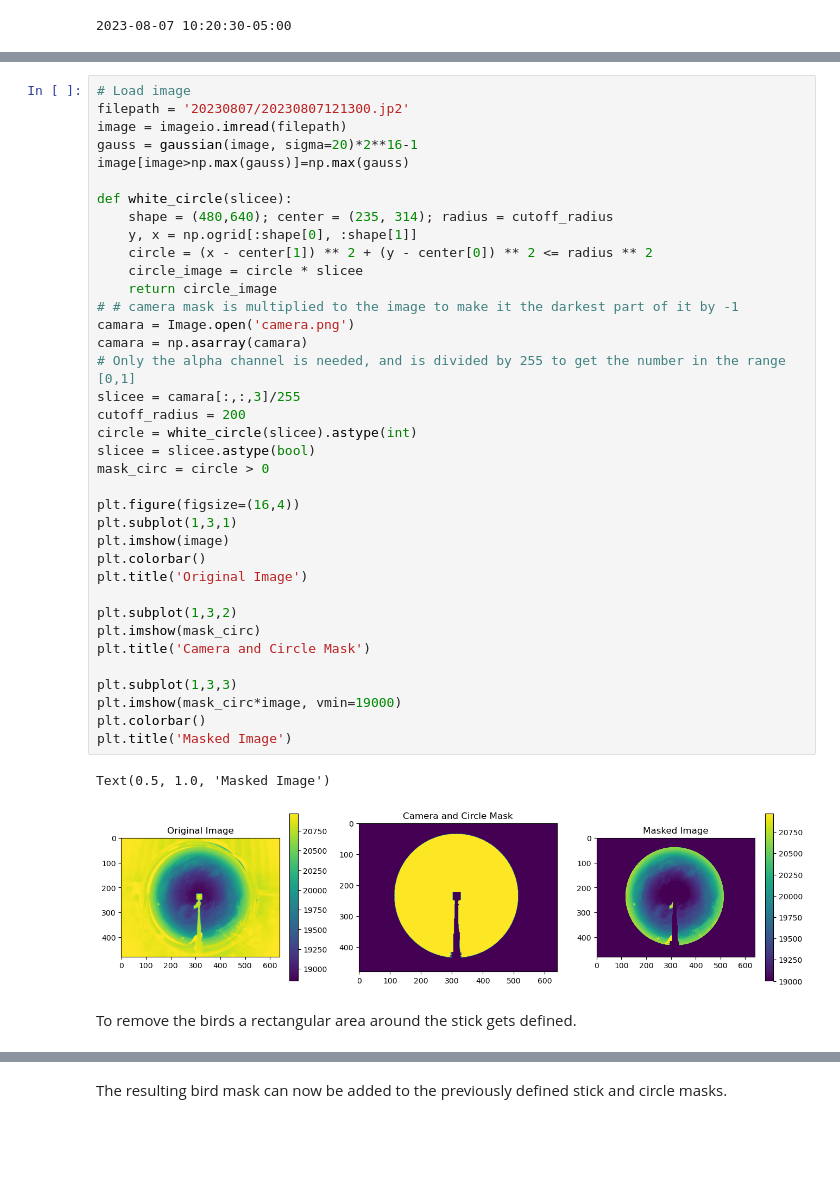
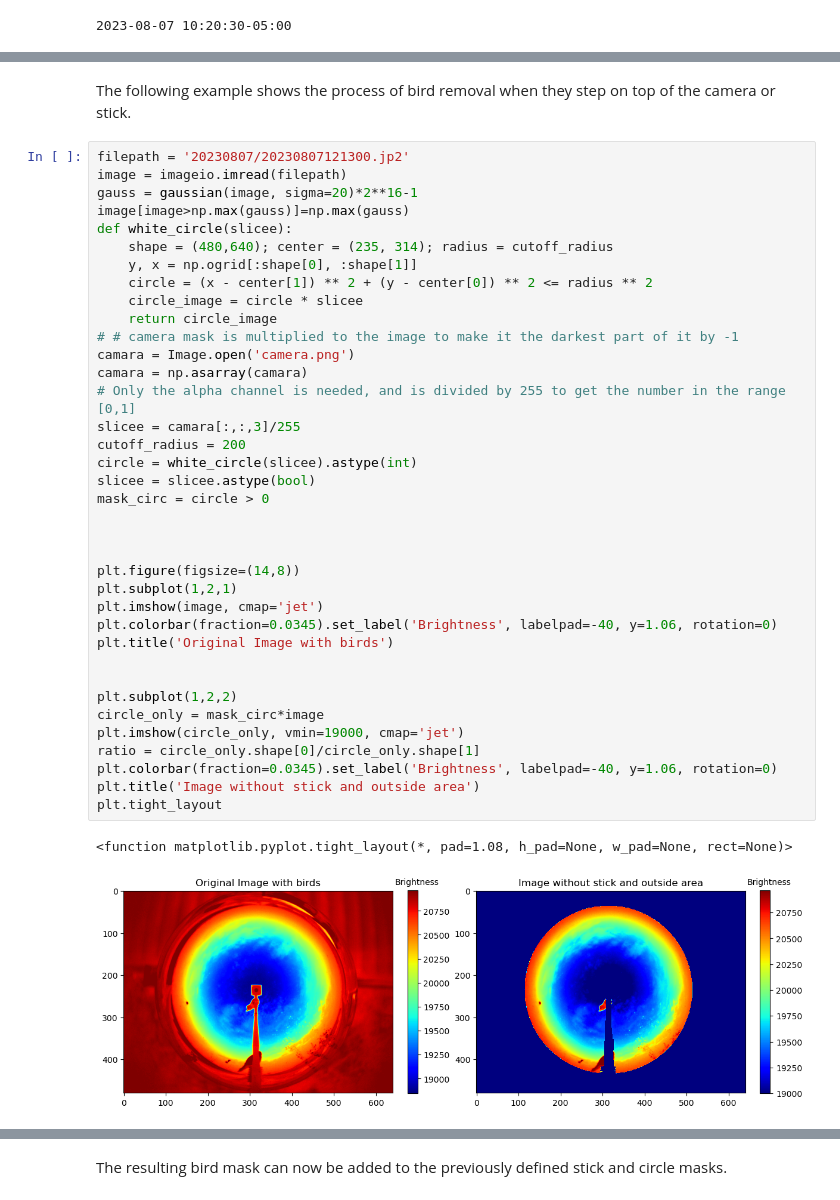
Before and after one commit to rodhervan/SkyImFeatures, a Jupyter notebook: Final_document.ipynb, the cells around one changed output, grey strips where cells are left out. Cells and saved outputs as stored; diff of their text form; blank space fills up the shorter version.

```diff
--- a/Final_document.ipynb
+++ b/Final_document.ipynb
@@ -228,45 +329,45 @@ The first step was removing the camera and the camera stick. For this part, a ma
+# %% [markdown]
+The following example shows the process of bird removal when they step on top of the camera or stick.
 # %%
-# Load image
 filepath = '20230807/20230807121300.jp2'
 image = imageio.imread(filepath)
 gauss = gaussian(image, sigma=20)*2**16-1
 image[image>np.max(gauss)]=np.max(gauss)
-
 def white_circle(slicee):
     shape = (480,640); center = (235, 314); radius = cutoff_radius
     y, x = np.ogrid[:shape[0], :shape[1]]
     circle = (x - center[1]) ** 2 + (y - center[0]) ** 2 <= radius ** 2
     circle_image = circle * slicee
     return circle_image
 # # camera mask is multiplied to the image to make it the darkest part of it by -1
 camara = Image.open('camera.png')
 camara = np.asarray(camara)
 # Only the alpha channel is needed, and is divided by 255 to get the number in the range [0,1]
 slicee = camara[:,:,3]/255
 cutoff_radius = 200
 circle = white_circle(slicee).astype(int)
 slicee = slicee.astype(bool)
 mask_circ = circle > 0
 
-plt.figure(figsize=(16,4))
-plt.subplot(1,3,1)
-plt.imshow(image)
-plt.colorbar()
-plt.title('Original Image')
 
-plt.subplot(1,3,2)
-plt.imshow(mask_circ)
-plt.title('Camera and Circle Mask')
 
-plt.subplot(1,3,3)
-plt.imshow(mask_circ*image, vmin=19000)
-plt.colorbar()
-plt.title('Masked Image')
+plt.figure(figsize=(14,8))
+plt.subplot(1,2,1)
+plt.imshow(image, cmap='jet')
+plt.colorbar(fraction=0.0345).set_label('Brightness', labelpad=-40, y=1.06, rotation=0)
+plt.title('Original Image with birds')
+
+
+plt.subplot(1,2,2)
+circle_only = mask_circ*image
+plt.imshow(circle_only, vmin=19000, cmap='jet')
+ratio = circle_only.shape[0]/circle_only.shape[1]
+plt.colorbar(fraction=0.0345).set_label('Brightness', labelpad=-40, y=1.06, rotation=0)
+plt.title('Image without stick and outside area')
+plt.tight_layout
 # %% [output]
-Text(0.5, 1.0, 'Masked Image')
+<function matplotlib.pyplot.tight_layout(*, pad=1.08, h_pad=None, w_pad=None, rect=None)>
-[figure, old version]
+[figure, new version]
-# %% [markdown]
-To remove the birds a rectangular area around the stick gets defined.
 # %%
 ## bird removal
 inv_mask = slicee == 0
```
Also changed, not shown: parts of 39 cells of this notebook, 5 other files.
